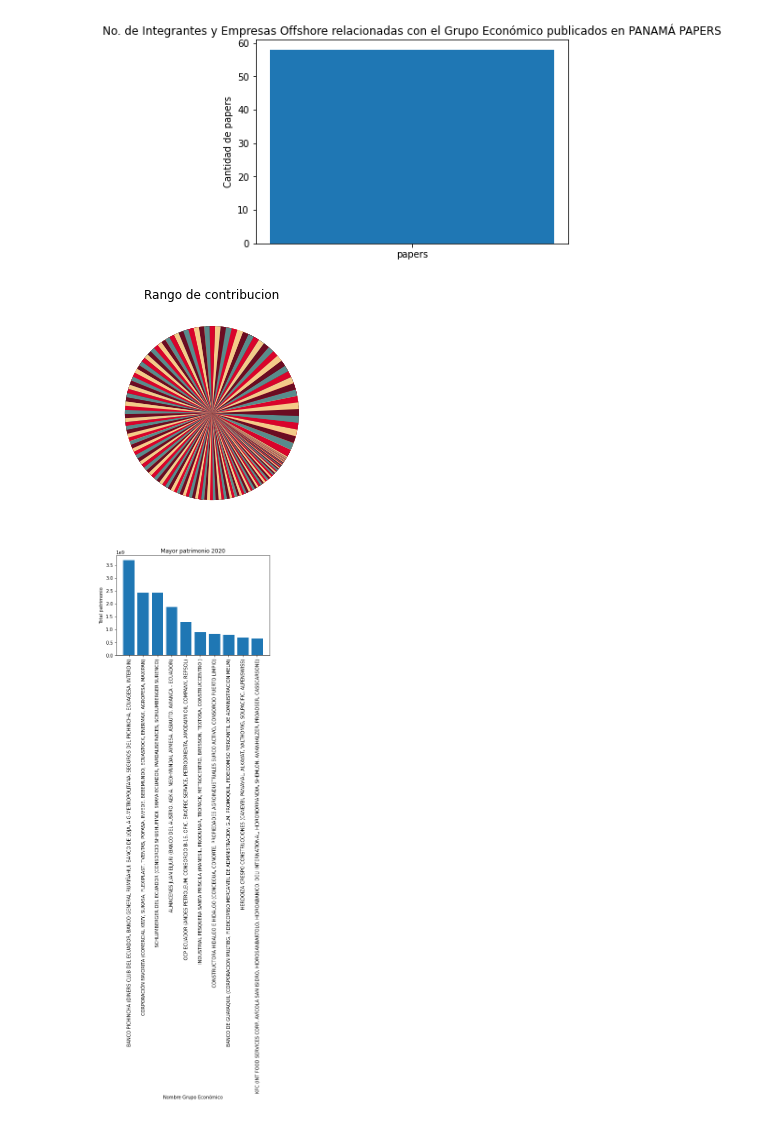
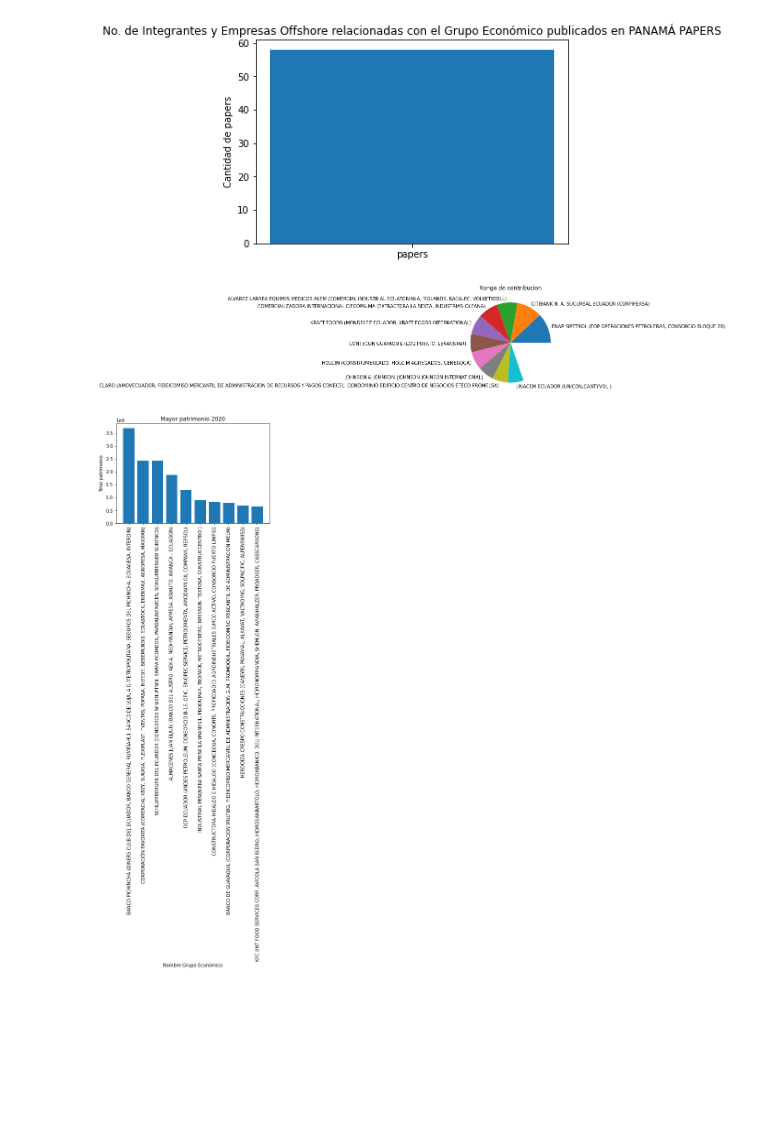
Before and after one commit to OrlandoR54/prueba-1, a Jupyter notebook: Prueba.ipynb, the cells around one changed output. Cells and saved outputs as stored; diff of their text form; code cells hidden in the pictures; blank space fills up the shorter version.

```diff
--- a/Prueba.ipynb
+++ b/Prueba.ipynb
@@ -84,16 +86,15 @@ plt.show()
 [figure]
 # %%
 dato = fifa.sort_values(["Contribución   I.R. 2020"], ascending=False)
-sorter = dato["Contribución   I.R. 2020"]
-grupo = dato["\nNombre Grupo Económico"]
+sorter = dato["Contribución   I.R. 2020"][0:10]
+grupo = dato["\nNombre Grupo Económico"][0:10]
 sorter[1:11]
 etiquetas = ['<125lbs.', '>175lbs', '125lbs - 150lbs', '150lbs - 175lbs']
-colores = ['#6B0C22', '#F4CB89', '#D9042B', '#588C8C']
-plt.pie([sorter], colors=colores)
+plt.pie([sorter], labels=grupo)
 plt.title('Rango de contribucion')
 plt.show()
 # %% [output]
-[figure, old version]
+[figure, new version]
 # %%
 dato1 = fifa.sort_values(["Total Patrimonio (7) 2020"], ascending=False)
 sorter = dato1["Total Patrimonio (7) 2020"]
```
Also changed, not shown: parts of 1 cell of this notebook.
